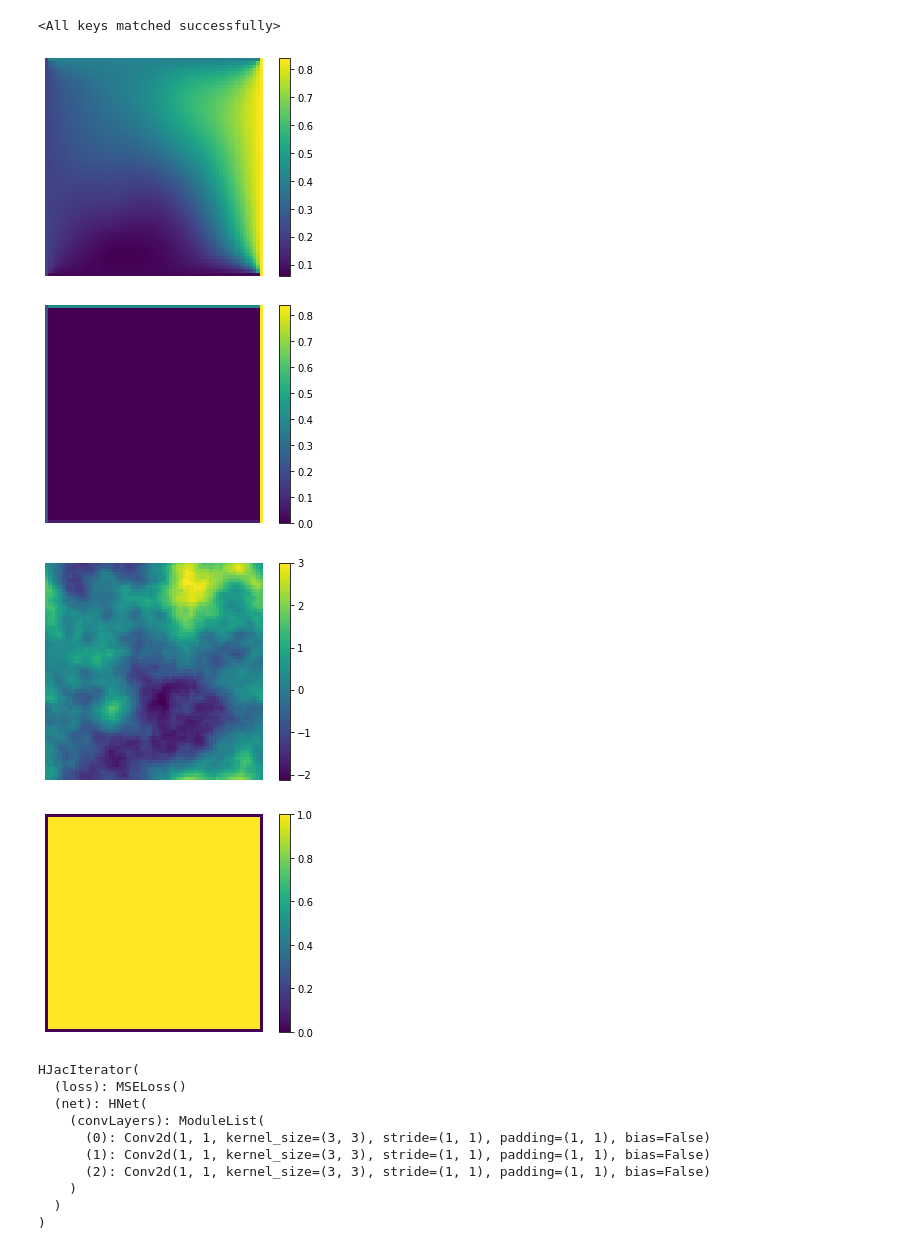
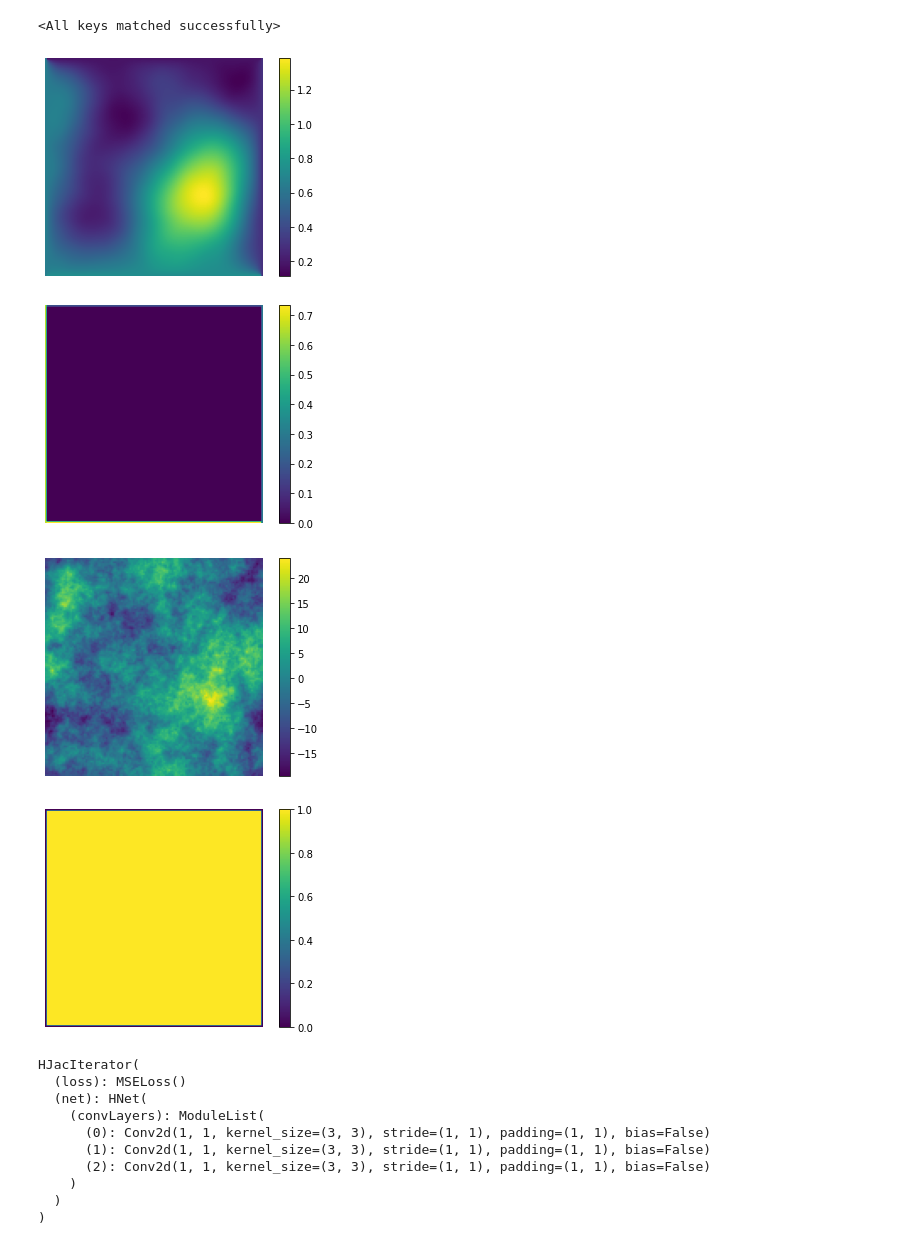
Before and after one commit to longfish/Multigrid-FEANet, a Jupyter notebook: M-FEANet-mg_test.ipynb, the cells around one changed output. Saved outputs shown, nothing was run; the diff lists cells and outputs as text; code cells hidden in the pictures.

```diff
--- a/M-FEANet-mg_test.ipynb
+++ b/M-FEANet-mg_test.ipynb
@@ -167,18 +167,19 @@ my_hnet.load_state_dict(torch.load(os.path.join(model_dir,model_name+'.pth')))
 <All keys matched successfully>
 # %%
 # test on larger grid
-test_set = IsoPoissonDataSet('Data/IsoPoisson/poisson2d_65x65.h5')
+n = 2**7
+test_set = IsoPoissonDataSet('Data/IsoPoisson/poisson2d_129x129.h5')
 test_dataloader = DataLoader(test_set, batch_size=64, shuffle=True)
 u_test, f_test, bc_value_test, bc_index_test = next(iter(test_dataloader))
 
 k=0
 plot.plot_field(u_test[k,0])
 plot.plot_field(bc_value_test[k,0])
 plot.plot_field(f_test[k,0])
 plot.plot_field(bc_index_test[k,0])
 # %% [output]
-[figure, old version]
+[figure, new version]
-[figure, old version]
+[figure, new version]
-[figure, old version]
+[figure, new version]
 [figure]
 # %%
```
Also changed, not shown: parts of 10 cells of this notebook, 4 other files.
